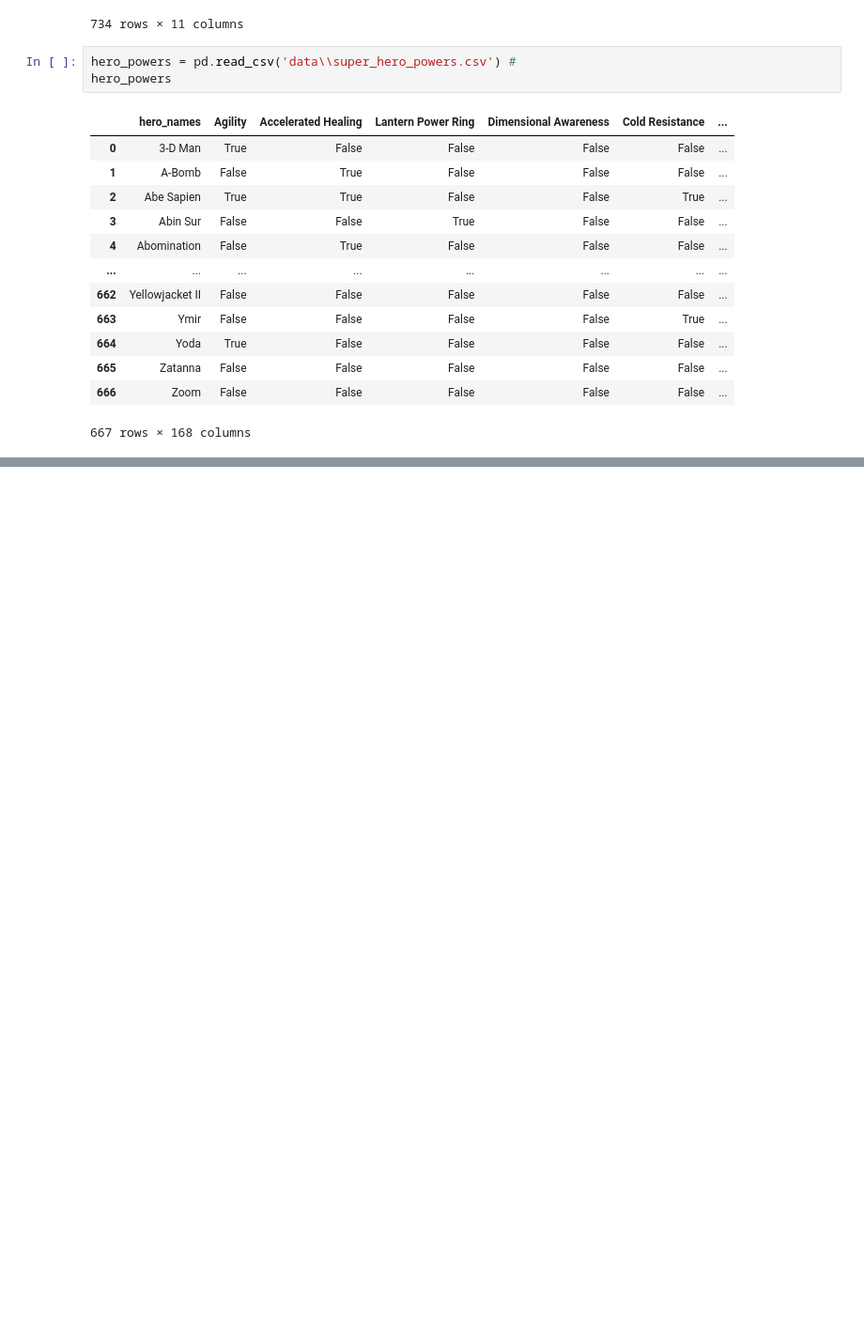
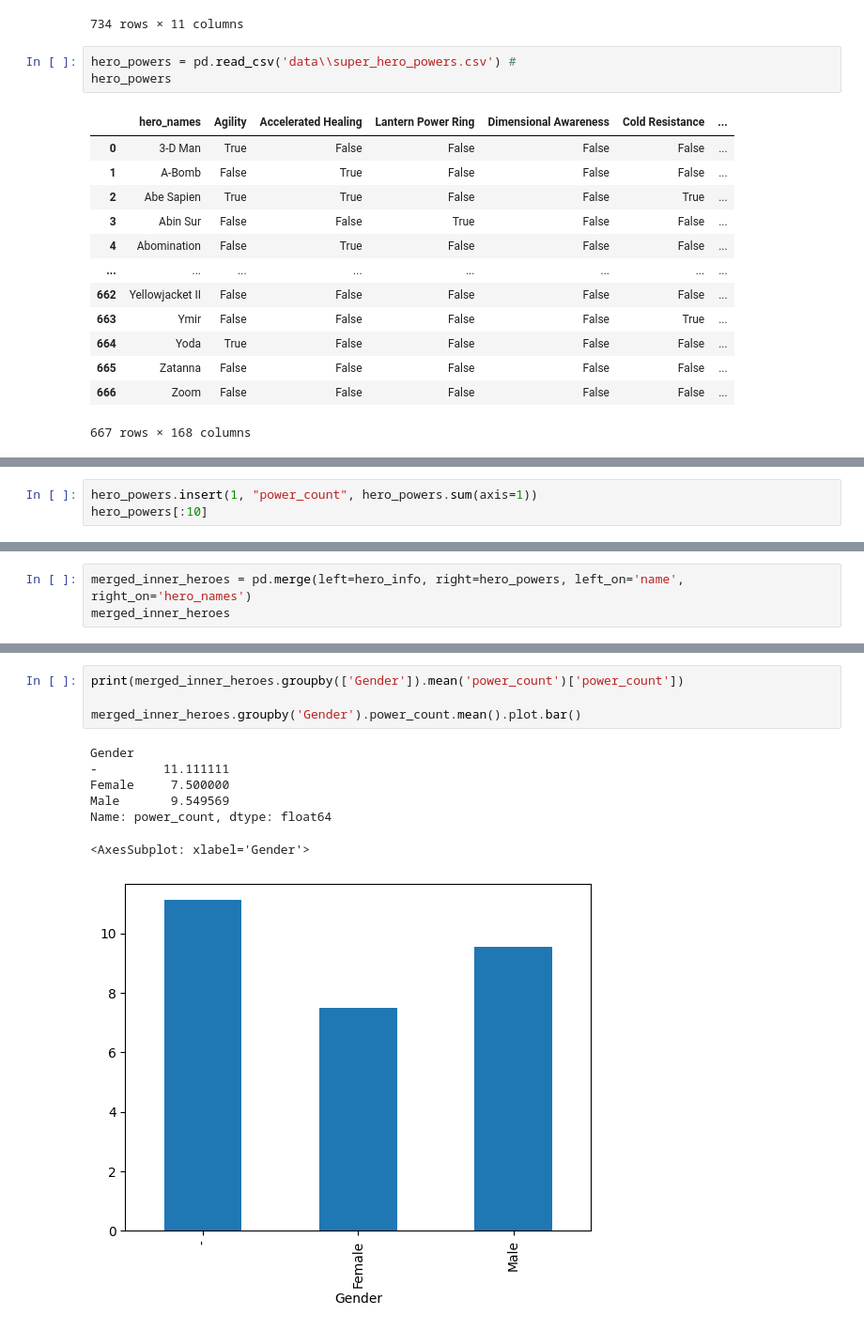
Before and after one commit to UKDataServiceOpen/Virtual_Environments, a Jupyter notebook: Interactive_Code_Notebook.ipynb, the cells around one changed output, grey strips where cells are left out. Shown at 94% size. Cells and saved outputs as stored; diff of their text form; blank space fills up the shorter version.

```diff
--- a/Interactive_Code_Notebook.ipynb
+++ b/Interactive_Code_Notebook.ipynb
@@ -62,0 +100,3 @@ insert cells to:
+# %%
+hero_powers.insert(1, "power_count", hero_powers.sum(axis=1))
+hero_powers[:10]
@@ -62,0 +126,3 @@ insert cells to:
+# %%
+merged_inner_heroes = pd.merge(left=hero_info, right=hero_powers, left_on='name', right_on='hero_names')
+merged_inner_heroes
@@ -62,0 +174,12 @@ insert cells to:
+# %%
+print(merged_inner_heroes.groupby(['Gender']).mean('power_count')['power_count'])
+
+merged_inner_heroes.groupby('Gender').power_count.mean().plot.bar()
+# %% [output]
+Gender
+-         11.111111
+Female     7.500000
+Male       9.549569
+Name: power_count, dtype: float64
+<AxesSubplot: xlabel='Gender'>
+[figure, added]
```
Also changed, not shown: parts of 21 cells of this notebook.
